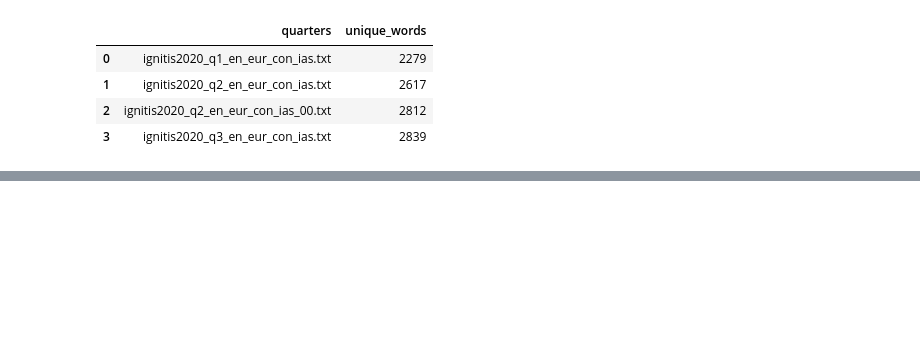
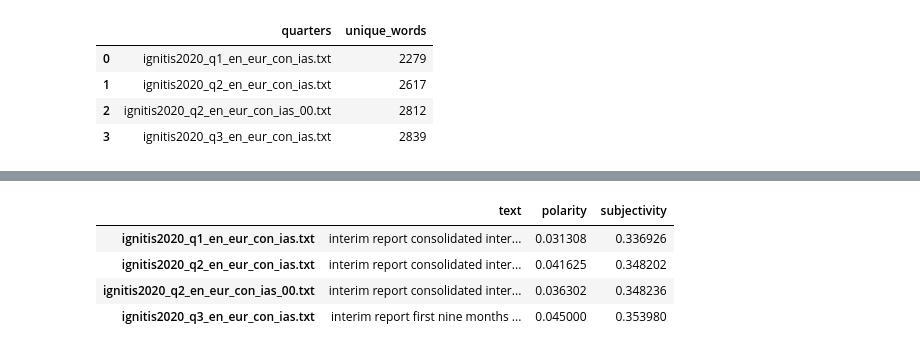
Before and after one commit to makesk/Algorithmic-evaluation-of-the-ESG-contribution-in-company-reports-a-semantic-similarity-score-based, a Jupyter notebook: 2-Exploratory-Data-Analysis.ipynb, the cells around one changed output, grey strips where cells are left out. Cells and saved outputs as stored; diff of their text form; code cells hidden in the pictures; blank space fills up the shorter version.

```diff
--- a/2-Exploratory-Data-Analysis.ipynb
+++ b/2-Exploratory-Data-Analysis.ipynb
@@ -194,0 +198,5 @@ print(G)
+# %%
+import pandas as pd
+
+datacorp = pd.read_pickle('pickles/corpus.pkl')
+datacorp
@@ -194,0 +209,20 @@ print(G)
+# %%
+# Create quick lambda functions to find the polarity and subjectivity of each routine
+# Terminal / Anaconda Navigator: conda install -c conda-forge textblob
+from textblob import TextBlob
+
+pol = lambda x: TextBlob(x).sentiment.polarity
+sub = lambda x: TextBlob(x).sentiment.subjectivity
+
+datacorp['polarity'] = datacorp['text'].apply(pol)
+datacorp['subjectivity'] = datacorp['text'].apply(sub)
+datacorp
+
+#Polarity: How positive or negative a word is. -1 is very negative. +1 is very positive.
+#Subjectivity: How subjective, or opinionated a word is. 0 is fact. +1 is very much an opinion.
+# %% [output]
+|  | text | polarity | subjectivity |
+| ignitis2020_q1_en_eur_con_ias.txt | interim report consolidated inter... | 0.031308 | 0.336926 |
+| ignitis2020_q2_en_eur_con_ias.txt | interim report consolidated inter... | 0.041625 | 0.348202 |
+| ignitis2020_q2_en_eur_con_ias_00.txt | interim report consolidated inter... | 0.036302 | 0.348236 |
+| ignitis2020_q3_en_eur_con_ias.txt | interim report first nine months ... | 0.045000 | 0.353980 |
```
Also changed, not shown: parts of 9 cells of this notebook, 6 other files.
